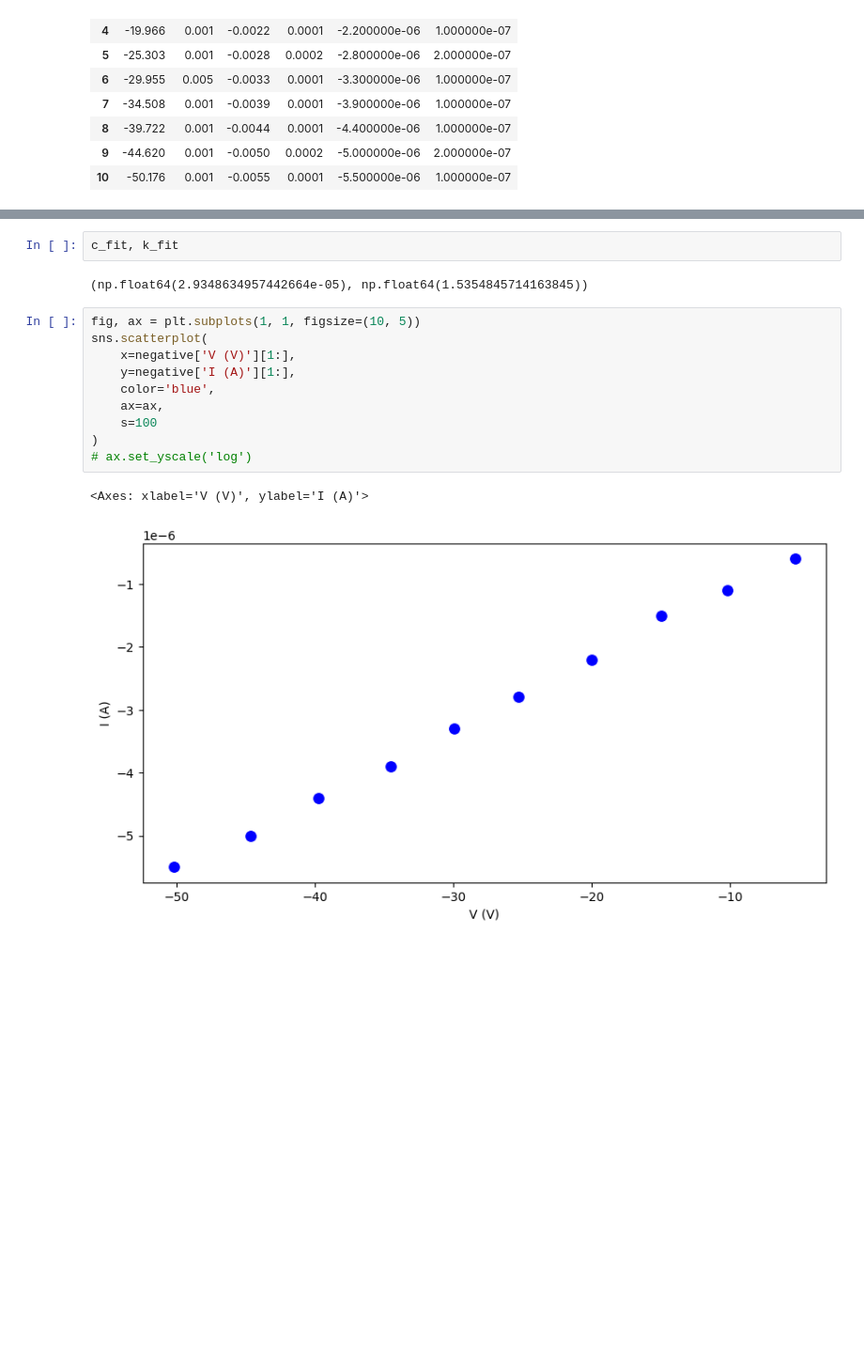
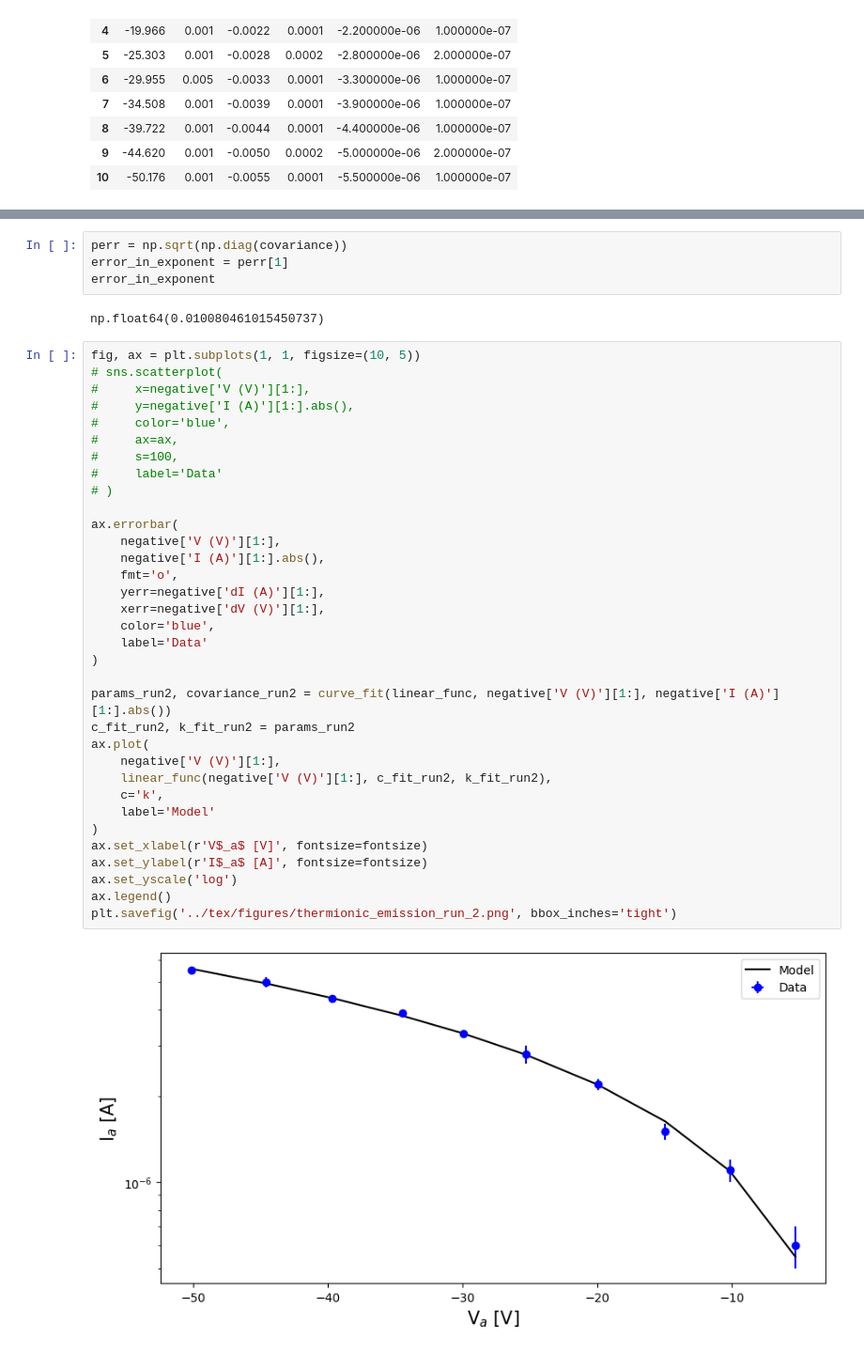
Before and after one commit to devkhullar/phys2925, a Jupyter notebook: e_m_experiment/code/analysis.ipynb, the cells around one changed output, grey strips where cells are left out. Shown at 94% size. Saved outputs shown, nothing was run; the diff lists cells and outputs as text; blank space fills up the shorter version.

Commit message:
Complete data analysis

```diff
--- a/e_m_experiment/code/analysis.ipynb
+++ b/e_m_experiment/code/analysis.ipynb
@@ -277,17 +286,42 @@ plt.savefig('../tex/figures/thermionic_emission_run_1.png', bbox_inches='tight')
-# %%
-c_fit, k_fit
-# %% [output]
-(np.float64(2.9348634957442664e-05), np.float64(1.5354845714163845))
+# %%
+perr = np.sqrt(np.diag(covariance))
+error_in_exponent = perr[1]
+error_in_exponent
+# %% [output]
+np.float64(0.010080461015450737)
 # %%
 fig, ax = plt.subplots(1, 1, figsize=(10, 5))
-sns.scatterplot(
-    x=negative['V (V)'][1:],
-    y=negative['I (A)'][1:],
+# sns.scatterplot(
+#     x=negative['V (V)'][1:],
+#     y=negative['I (A)'][1:].abs(),
+#     color='blue',
+#     ax=ax,
+#     s=100,
+#     label='Data'
+# )
+
+ax.errorbar(
+    negative['V (V)'][1:],
+    negative['I (A)'][1:].abs(),
+    fmt='o',
+    yerr=negative['dI (A)'][1:],
+    xerr=negative['dV (V)'][1:],
     color='blue',
-    ax=ax,
-    s=100
+    label='Data'
 )
-# ax.set_yscale('log')
+
+params_run2, covariance_run2 = curve_fit(linear_func, negative['V (V)'][1:], negative['I (A)'][1:].abs())
+c_fit_run2, k_fit_run2 = params_run2
+ax.plot(
+    negative['V (V)'][1:],
+    linear_func(negative['V (V)'][1:], c_fit_run2, k_fit_run2),
+    c='k',
+    label='Model'
+)
+ax.set_xlabel(r'V$_a$ [V]', fontsize=fontsize)
+ax.set_ylabel(r'I$_a$ [A]', fontsize=fontsize)
+ax.set_yscale('log')
+ax.legend()
+plt.savefig('../tex/figures/thermionic_emission_run_2.png', bbox_inches='tight')
 # %% [output]
-<Axes: xlabel='V (V)', ylabel='I (A)'>
-[figure, old version]
+[figure, new version]
```
Also changed, not shown: parts of 27 cells of this notebook, 18 other files.
